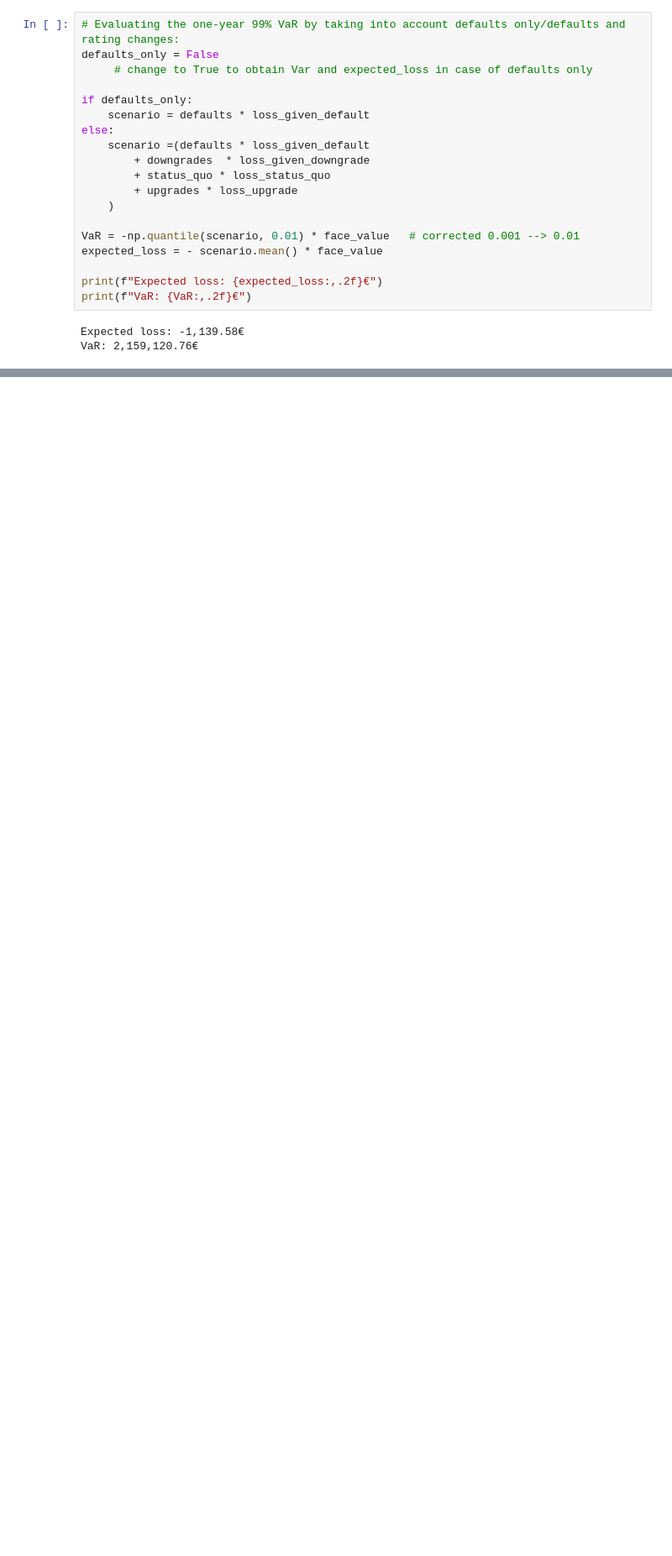
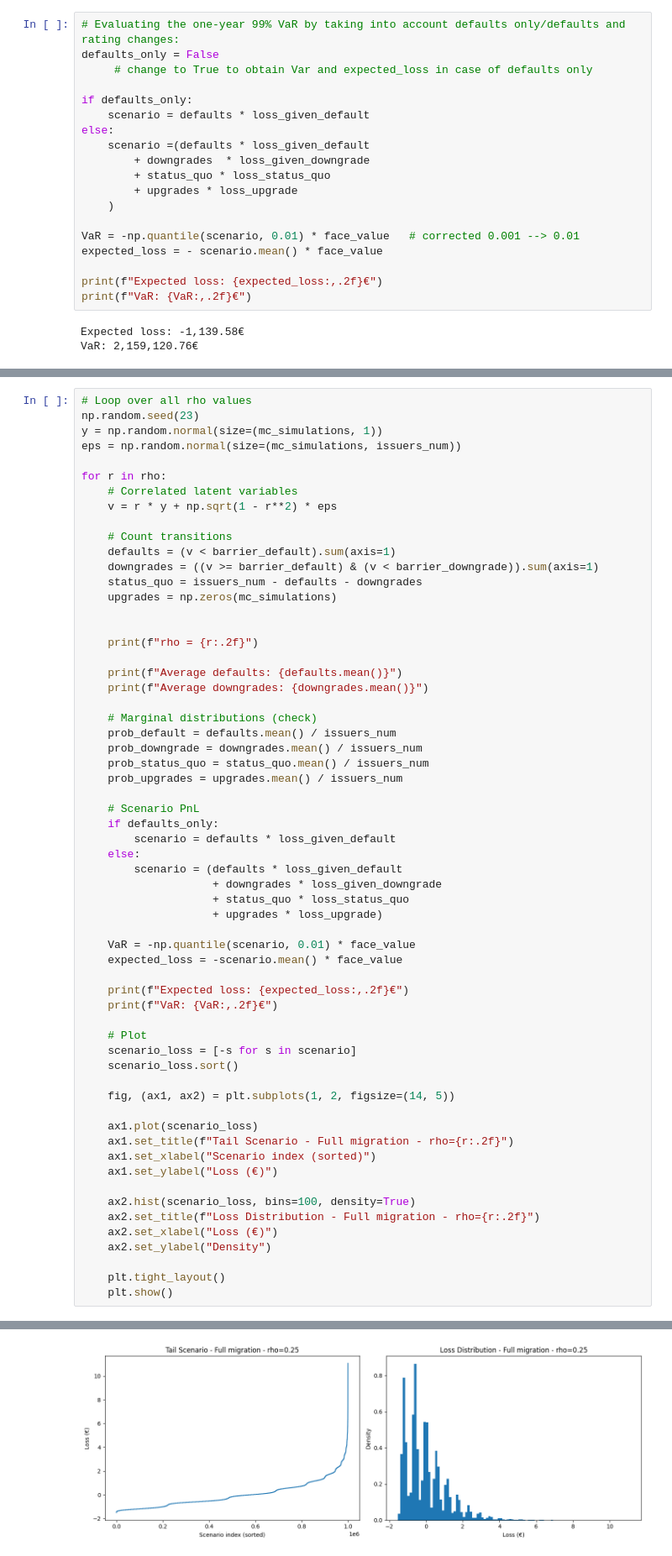
Before and after one commit to filippotacconi/Lab2, a Jupyter notebook: LAB2_Group12.ipynb, the cells around one changed output, grey strips where cells are left out. Shown at 84% size. Drawn from its saved outputs; the diff is of its cells as text; blank space fills up the shorter version.

```diff
--- a/LAB2_Group12.ipynb
+++ b/LAB2_Group12.ipynb
@@ -563,3 +567,65 @@ plt.tight_layout()
 plt.show()
 # %% [output]
 [figure]
+# %%
+# Loop over all rho values
+np.random.seed(23)
+y = np.random.normal(size=(mc_simulations, 1))
+eps = np.random.normal(size=(mc_simulations, issuers_num))
+
+for r in rho:
+    # Correlated latent variables
+    v = r * y + np.sqrt(1 - r**2) * eps
+
+    # Count transitions
+    defaults = (v < barrier_default).sum(axis=1)
+    downgrades = ((v >= barrier_default) & (v < barrier_downgrade)).sum(axis=1)
+    status_quo = issuers_num - defaults - downgrades
+    upgrades = np.zeros(mc_simulations)
+
+
+    print(f"rho = {r:.2f}")
+
+    print(f"Average defaults: {defaults.mean()}")
+    print(f"Average downgrades: {downgrades.mean()}")
+
+    # Marginal distributions (check)
+    prob_default = defaults.mean() / issuers_num
+    prob_downgrade = downgrades.mean() / issuers_num
+    prob_status_quo = status_quo.mean() / issuers_num
+    prob_upgrades = upgrades.mean() / issuers_num
+
+    # Scenario PnL
+    if defaults_only:
+        scenario = defaults * loss_given_default
+    else:
+        scenario = (defaults * loss_given_default
+                    + downgrades * loss_given_downgrade
+                    + status_quo * loss_status_quo
+                    + upgrades * loss_upgrade)
+
+    VaR = -np.quantile(scenario, 0.01) * face_value
+    expected_loss = -scenario.mean() * face_value
+
+    print(f"Expected loss: {expected_loss:,.2f}€")
+    print(f"VaR: {VaR:,.2f}€")
+
+    # Plot
+    scenario_loss = [-s for s in scenario]
+    scenario_loss.sort()
+
+    fig, (ax1, ax2) = plt.subplots(1, 2, figsize=(14, 5))
+
+    ax1.plot(scenario_loss)
+    ax1.set_title(f"Tail Scenario - Full migration - rho={r:.2f}")
+    ax1.set_xlabel("Scenario index (sorted)")
+    ax1.set_ylabel("Loss (€)")
+
+    ax2.hist(scenario_loss, bins=100, density=True)
+    ax2.set_title(f"Loss Distribution - Full migration - rho={r:.2f}")
+    ax2.set_xlabel("Loss (€)")
+    ax2.set_ylabel("Density")
+
+    plt.tight_layout()
+    plt.show()
+# %% [output]
@@ -565,0 +643 @@ plt.show()
+[figure, added]
```
Also changed, not shown: parts of 6 cells of this notebook, 1 other file.
